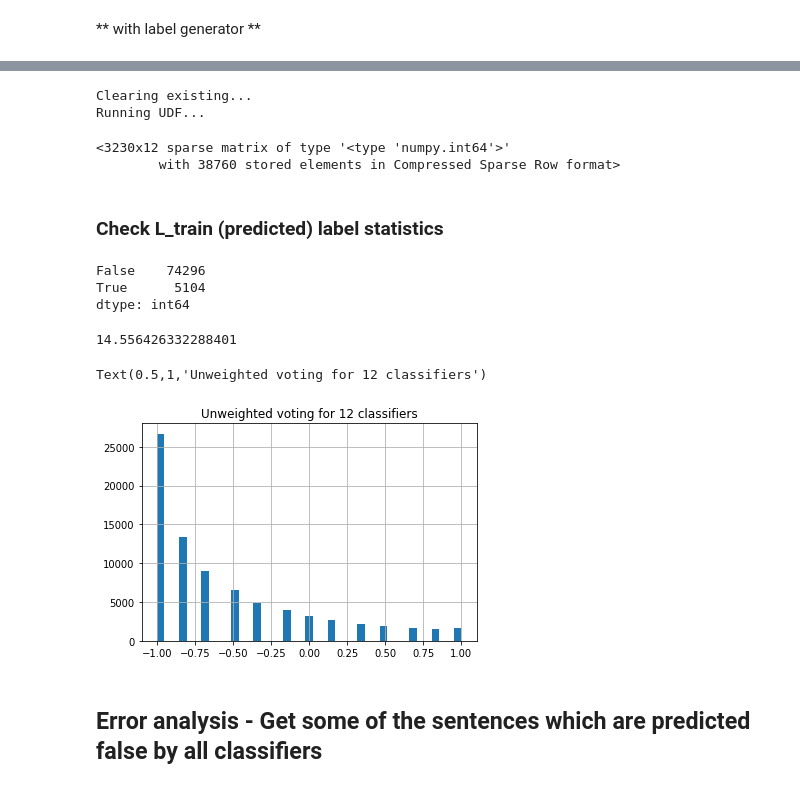
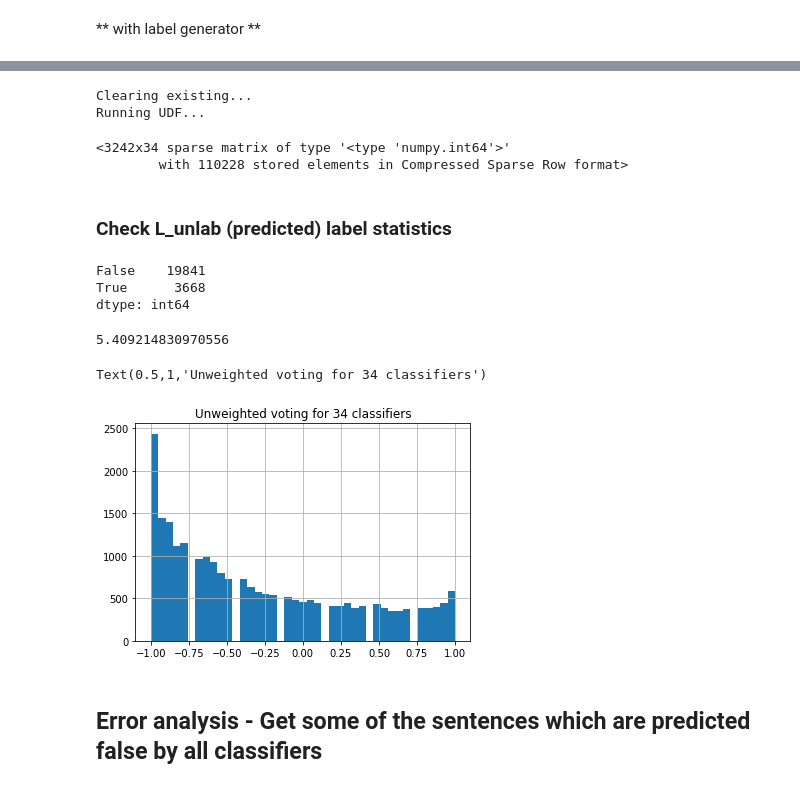
Before and after one commit to littlewine/snorkel-ml, a Jupyter notebook: my-code/snorkel II labelling functions & denoising.ipynb, the cells around one changed output, grey strips where cells are left out. Drawn from its saved outputs; the diff is of its cells as text; code cells hidden in the pictures.

```diff
--- a/my-code/snorkel II labelling functions & denoising.ipynb
+++ b/my-code/snorkel II labelling functions & denoising.ipynb
@@ -239,35 +219,36 @@ with open("L_train_12_models", 'rb') as f:
 # %%
 # load from developer set & labels
 L_gold_dev = load_gold_labels(session, annotator_name='gold', split=1)
-L_gold_dev
-print ''
 L_dev = labeler.apply_existing(split=1, parallelism=6)
-L_dev
+
+# # Not possible -> I don't have the predictions of the classifiers.
+# L_gold_train = load_gold_labels(session, annotator_name='gold', split=0)
+# L_train = labeler.apply_existing(split=0, parallelism=6)
 # %% [output]
 Clearing existing...
 Running UDF...
-<3230x12 sparse matrix of type '<type 'numpy.int64'>'
-        with 38760 stored elements in Compressed Sparse Row format>
+<3242x34 sparse matrix of type '<type 'numpy.int64'>'
+        with 110228 stored elements in Compressed Sparse Row format>
 # %% [markdown]
-### Check L_train (predicted) label statistics
+### Check L_unlab (predicted) label statistics
 # %%
-(pd.Series(list(map(lambda x:x[0].item(),L_train.mean(axis=1))))>=0.5).value_counts()
+(pd.Series(list(map(lambda x:x[0].item(),L_unlab.mean(axis=1))))>=0.5).value_counts()
 # %% [output]
-False    74296
-True      5104
+False    19841
+True      3668
 dtype: int64
-# %%
-74296/5104.
-# %% [output]
-14.556426332288401
+# %%
+19841/3668.
+# %% [output]
+5.409214830970556
 # %%
 #this would be with unweighted voting
 
-pd.Series(list(map(lambda x:x[0].item(),L_train.mean(axis=1)))).hist(bins=41)
-plt.title('Unweighted voting for 12 classifiers')
+pd.Series(list(map(lambda x:x[0].item(),L_unlab.mean(axis=1)))).hist(bins=41)
+plt.title('Unweighted voting for %i classifiers'%L_unlab.shape[1])
 # %% [output]
-Text(0.5,1,'Unweighted voting for 12 classifiers')
+Text(0.5,1,'Unweighted voting for 34 classifiers')
-[figure, old version]
+[figure, new version]
 # %% [markdown]
 ## Error analysis - Get some of the sentences which are predicted false by all classifiers
 # %%
```
Also changed, not shown: parts of 93 cells of this notebook, 4 other files.
